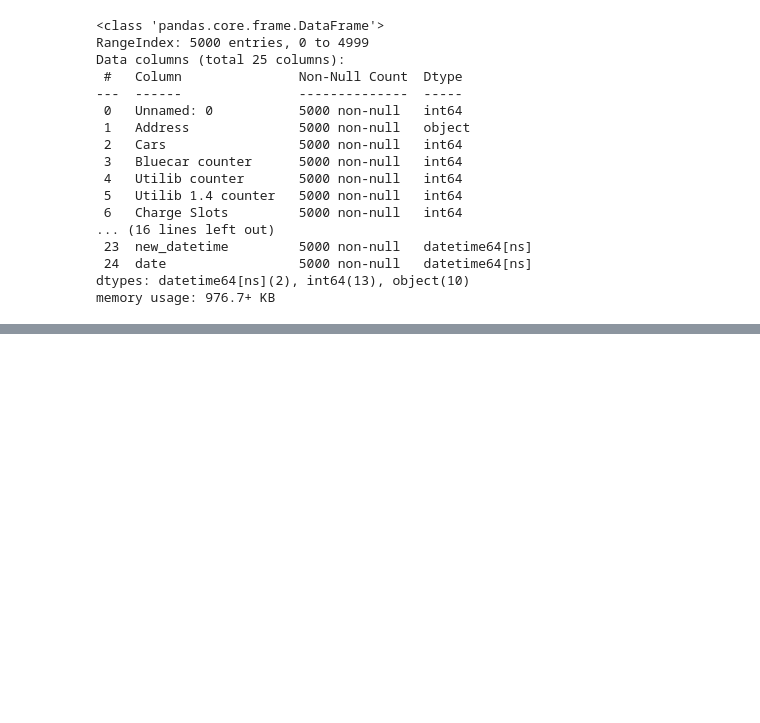
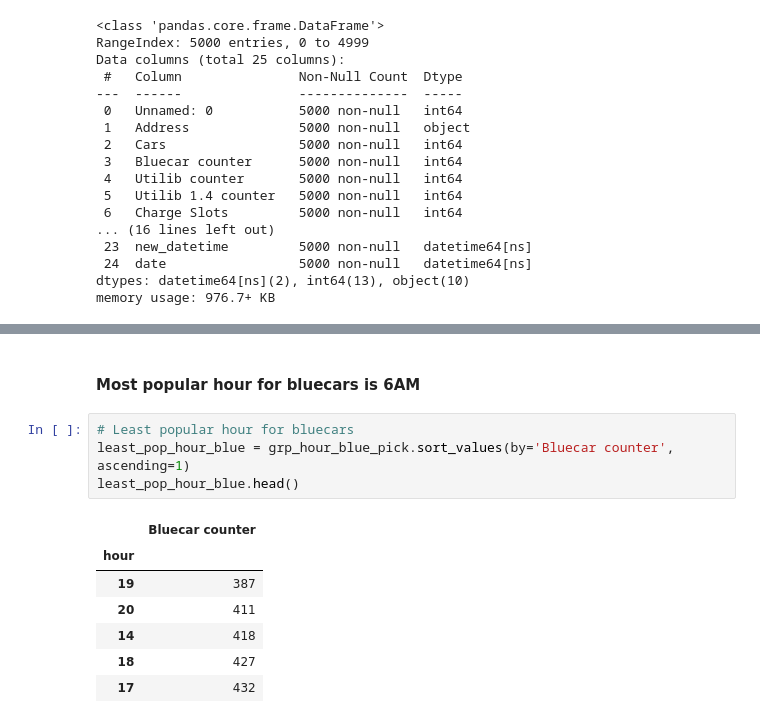
Before and after one commit to mbururyan/Electric-Car-Sharing, a Jupyter notebook: WK4_IP_Ryan_Mburu_Electric_Car_Sharing_Data_Mining.ipynb, the cells around one changed output, grey strips where cells are left out. Drawn from its saved outputs; the diff is of its cells as text; blank space fills up the shorter version.

```diff
--- a/WK4_IP_Ryan_Mburu_Electric_Car_Sharing_Data_Mining.ipynb
+++ b/WK4_IP_Ryan_Mburu_Electric_Car_Sharing_Data_Mining.ipynb
@@ -323,0 +359,14 @@ memory usage: 976.7+ KB
+# %% [markdown]
+#### Most popular hour for bluecars is 6AM
+# %%
+# Least popular hour for bluecars
+least_pop_hour_blue = grp_hour_blue_pick.sort_values(by='Bluecar counter', ascending=1)
+least_pop_hour_blue.head()
+# %% [output]
+|  | Bluecar counter |
+| hour |  |
+| 19 | 387 |
+| 20 | 411 |
+| 14 | 418 |
+| 18 | 427 |
+| 17 | 432 |
```
Also changed, not shown: parts of 13 cells of this notebook.
